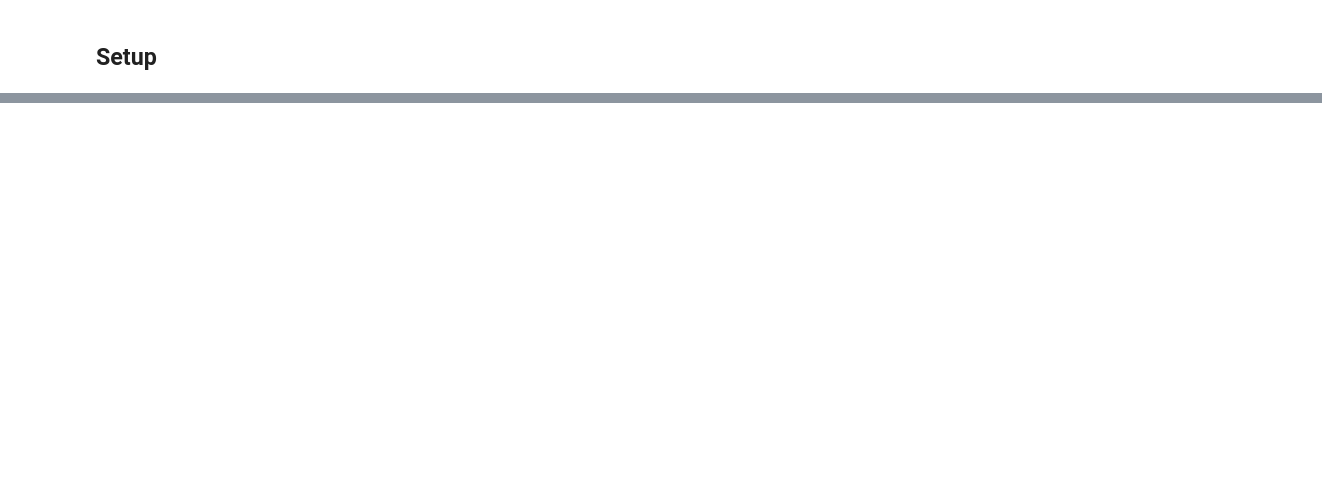
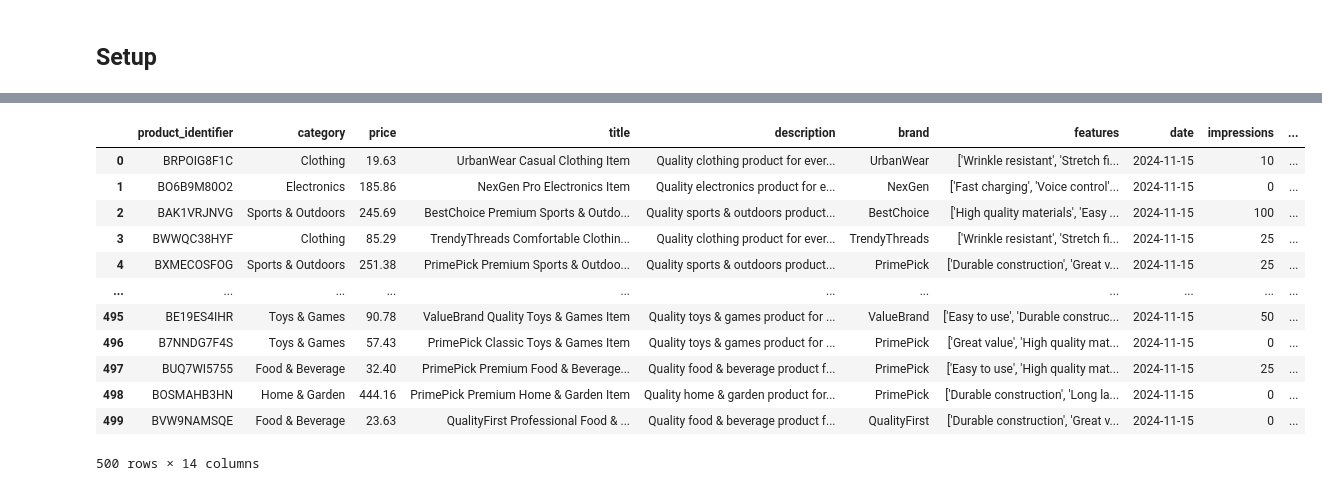
Before and after one commit to eisenhauerIO/courses-business-decisions, a Jupyter notebook: docs/source/measure-impact/01-potential-outcome-model/lecture.ipynb, the cells around one changed output, grey strips where cells are left out. Saved outputs shown, nothing was run; the diff lists cells and outputs as text; code cells hidden in the pictures; blank space fills up the shorter version.

```diff
--- a/docs/source/measure-impact/01-potential-outcome-model/lecture.ipynb
+++ b/docs/source/measure-impact/01-potential-outcome-model/lecture.ipynb
@@ -607,0 +114,9 @@ True ATE:          $1,067
+# %%
+# Apply random treatment using enrichment pipeline
+enrich("config_enrichment_random.yaml", job_info)
+
+products, sales, sales_enriched = itemgetter("products", "sales", "enriched")(
+    load_job_results(job_info)
+)
+print(f"Baseline revenue: ${sales['revenue'].sum():,.0f}")
+print(f"Enriched revenue: ${sales_enriched['revenue'].sum():,.0f}")
@@ -607,0 +143,16 @@ True ATE:          $1,067
+# %%
+sales_enriched
+# %% [output]
+|  | product_identifier | category | price | title | description | brand | features | date | impressions | ... |
+| 0 | BRPOIG8F1C | Clothing | 19.63 | UrbanWear Casual Clothing Item | Quality clothing product for ever... | UrbanWear | ['Wrinkle resistant', 'Stretch fi... | 2024-11-15 | 10 | ... |
+| 1 | BO6B9M80O2 | Electronics | 185.86 | NexGen Pro Electronics Item | Quality electronics product for e... | NexGen | ['Fast charging', 'Voice control'... | 2024-11-15 | 0 | ... |
+| 2 | BAK1VRJNVG | Sports & Outdoors | 245.69 | BestChoice Premium Sports & Outdo... | Quality sports & outdoors product... | BestChoice | ['High quality materials', 'Easy ... | 2024-11-15 | 100 | ... |
+| 3 | BWWQC38HYF | Clothing | 85.29 | TrendyThreads Comfortable Clothin... | Quality clothing product for ever... | TrendyThreads | ['Wrinkle resistant', 'Stretch fi... | 2024-11-15 | 25 | ... |
+| 4 | BXMECOSFOG | Sports & Outdoors | 251.38 | PrimePick Premium Sports & Outdoo... | Quality sports & outdoors product... | PrimePick | ['Durable construction', 'Great v... | 2024-11-15 | 25 | ... |
+| ... | ... | ... | ... | ... | ... | ... | ... | ... | ... | ... |
+| 495 | BE19ES4IHR | Toys & Games | 90.78 | ValueBrand Quality Toys & Games Item | Quality toys & games product for ... | ValueBrand | ['Easy to use', 'Durable construc... | 2024-11-15 | 50 | ... |
+| 496 | B7NNDG7F4S | Toys & Games | 57.43 | PrimePick Classic Toys & Games Item | Quality toys & games product for ... | PrimePick | ['Great value', 'High quality mat... | 2024-11-15 | 0 | ... |
+| 497 | BUQ7WI5755 | Food & Beverage | 32.40 | PrimePick Premium Food & Beverage... | Quality food & beverage product f... | PrimePick | ['Easy to use', 'High quality mat... | 2024-11-15 | 25 | ... |
+| 498 | BOSMAHB3HN | Home & Garden | 444.16 | PrimePick Premium Home & Garden Item | Quality home & garden product for... | PrimePick | ['Durable construction', 'Long la... | 2024-11-15 | 0 | ... |
+| 499 | BVW9NAMSQE | Food & Beverage | 23.63 | QualityFirst Professional Food & ... | Quality food & beverage product f... | QualityFirst | ['Durable construction', 'Great v... | 2024-11-15 | 0 | ... |
+500 rows × 14 columns
```
Also changed, not shown: parts of 88 cells of this notebook, 7 other files.
